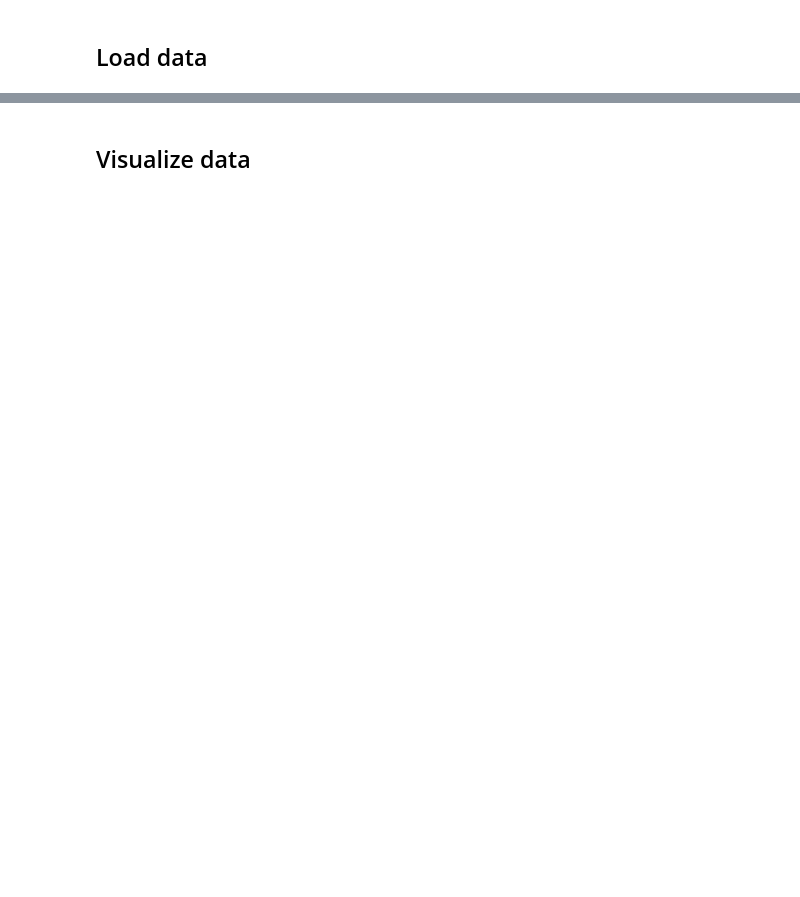
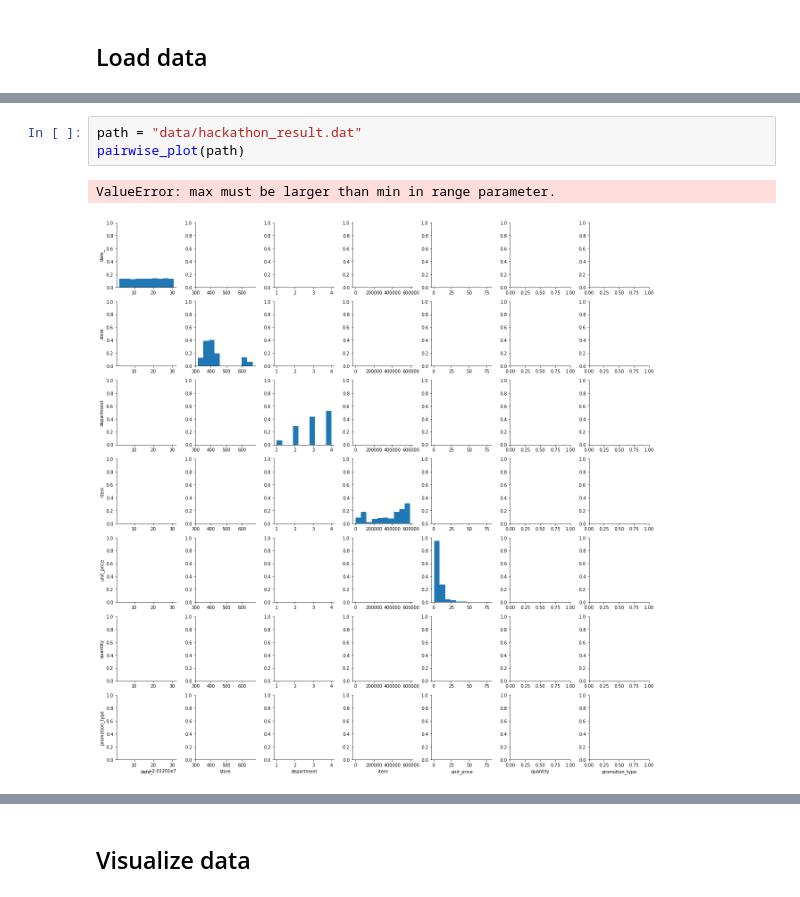
Before and after one commit to Justin-Yuan/retail-prediction, a Jupyter notebook: data processing.ipynb, the cells around one changed output, grey strips where cells are left out. Drawn from its saved outputs; the diff is of its cells as text; blank space fills up the shorter version.

```diff
--- a/data processing.ipynb
+++ b/data processing.ipynb
@@ -35,0 +28,6 @@ df
+# %%
+path = "data/hackathon_result.dat"
+pairwise_plot(path)
+# %% [output]
+ValueError: max must be larger than min in range parameter.
+[figure, added]
```
Also changed, not shown: parts of 8 cells of this notebook, 2 other files.
